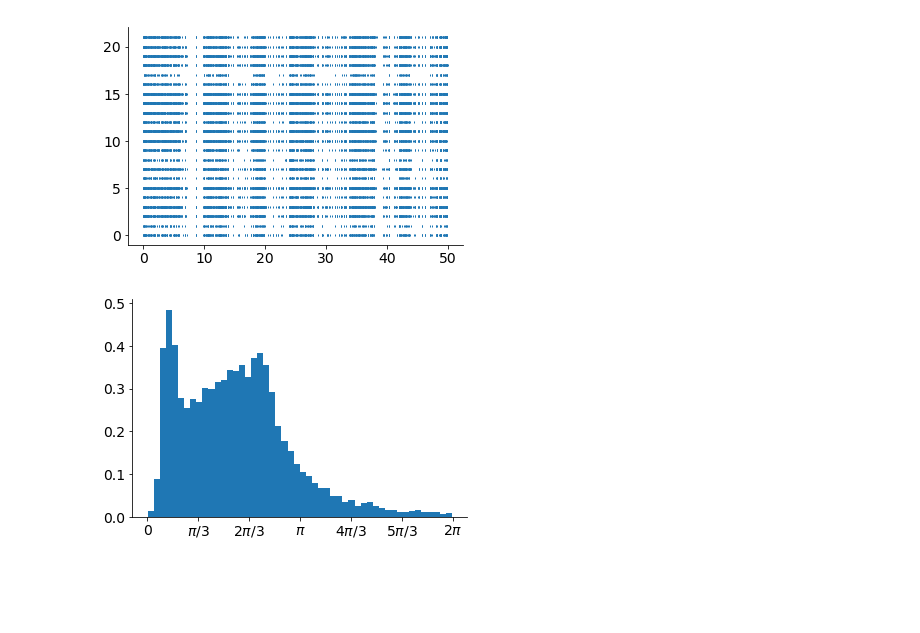
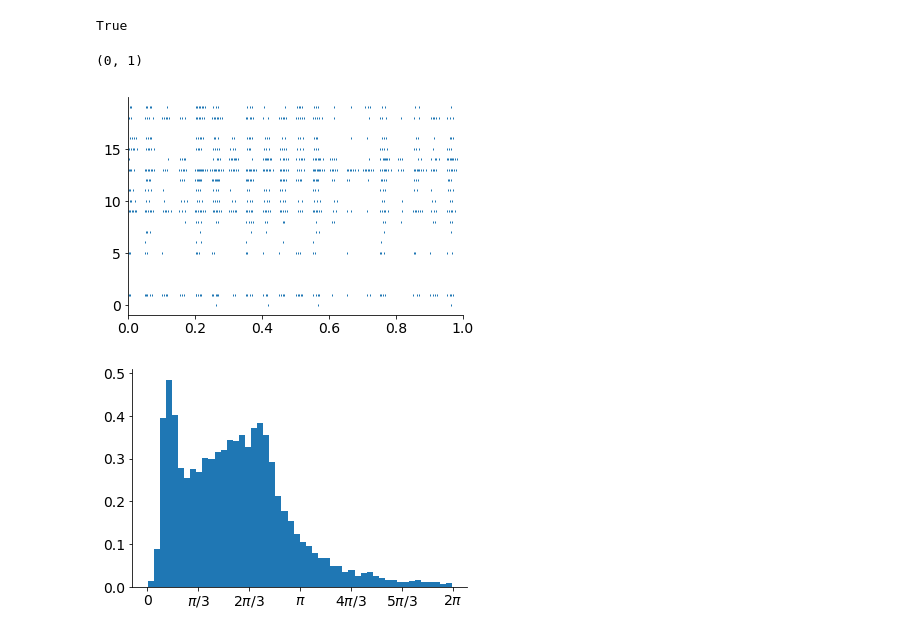
Before and after one commit to james-isbister/NeuralCoding, a Jupyter notebook: Neural_Coding.ipynb, the cells around one changed output. Drawn from its saved outputs; the diff is of its cells as text; code cells hidden in the pictures; blank space fills up the shorter version.

```diff
--- a/Neural_Coding.ipynb
+++ b/Neural_Coding.ipynb
@@ -45,11 +121,18 @@ def pi_tick_labels(nticks = 7):
+# %%
+None is None
+# %% [output]
+True
 # %%
 import matplotlib.pyplot as plt
 
-Ps, Pp = generate_pseudopopulation(A.cells, celltype='NF', codetype='temp')
-for cellnum, spikeTimes in enumerate(P):
+Ps, Pp = generate_pseudopopulation(A.cells, celltype='PV', codetype='rate')
+for cellnum, spikeTimes in enumerate(Ps):
     plt.plot(spikeTimes, cellnum*np.ones_like(spikeTimes), '|', ms=2, color='C0')
+
+plt.xlim(0, 1)
 # %% [output]
+(0, 1)
-[figure, old version]
+[figure, new version]
 # %%
 plt.hist(np.concatenate(Pp), bins=50, density=True)
 plt.xticks(np.linspace(0, 2*np.pi, 7), pi_tick_labels(7));
```
Also changed, not shown: parts of 7 cells of this notebook.
